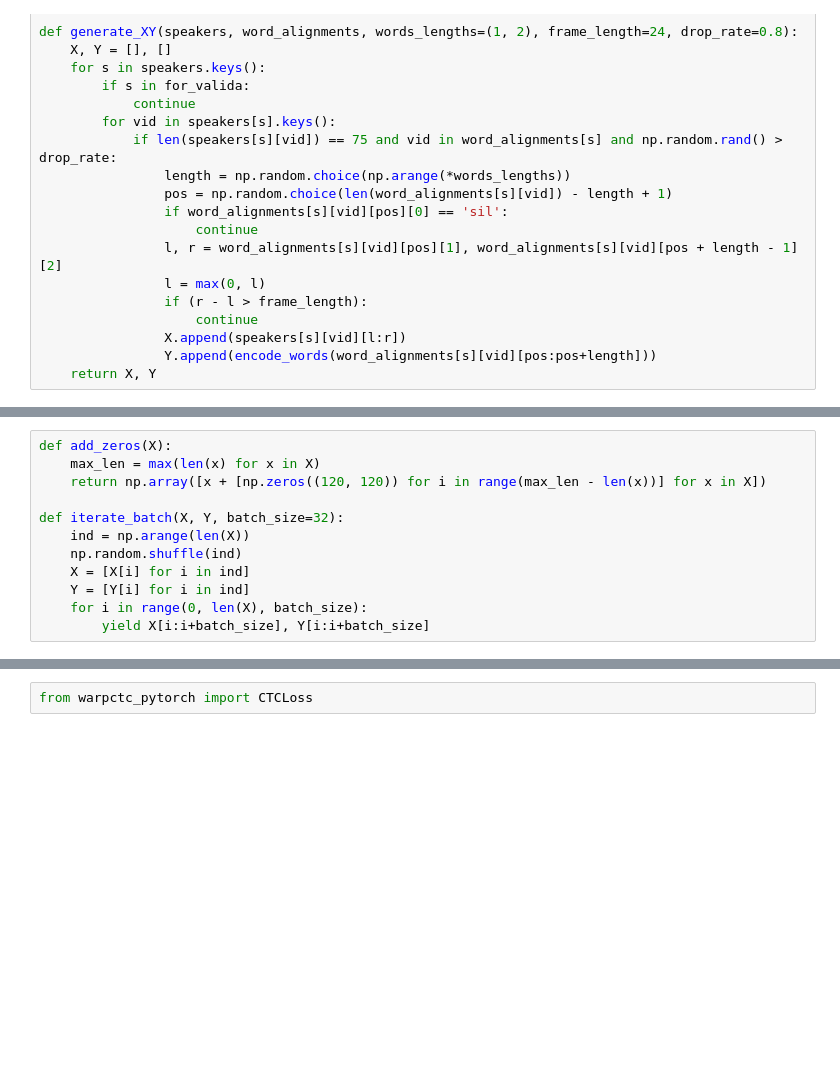
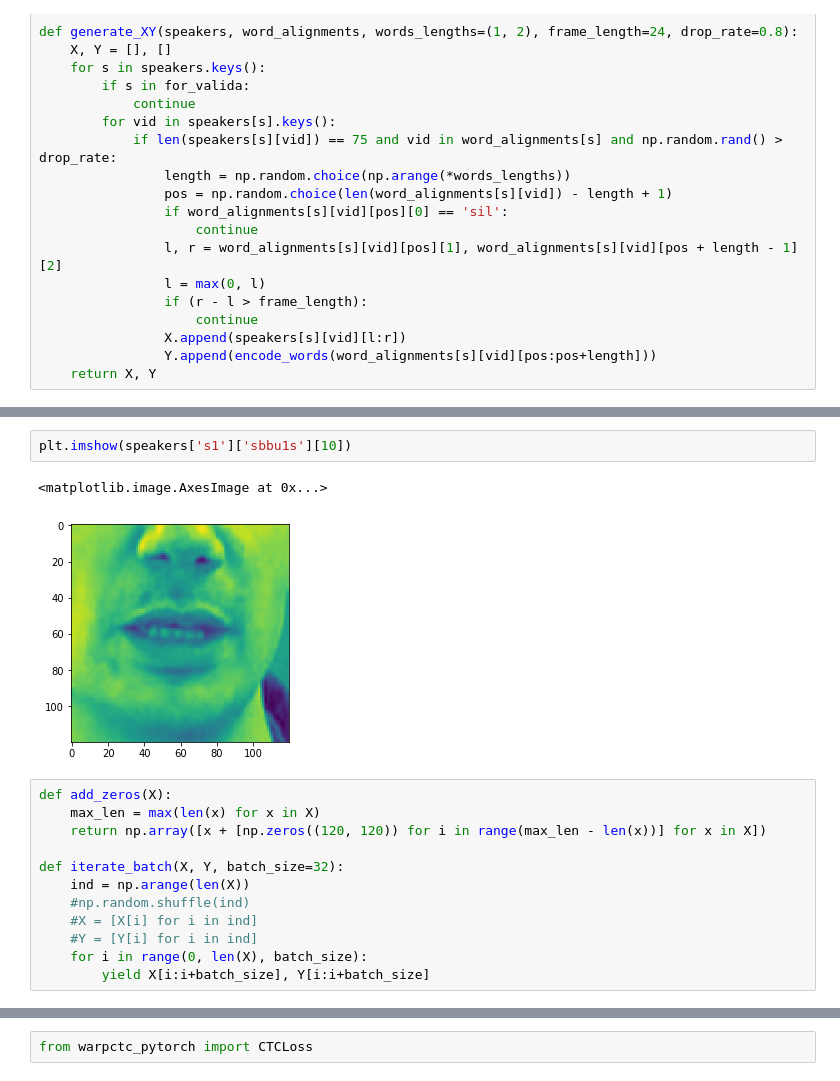
Before and after one commit to artem179/WLAS, a Jupyter notebook: notebooks/LipNetic.ipynb, the cells around one changed output, grey strips where cells are left out. Saved outputs shown, nothing was run; the diff lists cells and outputs as text; blank space fills up the shorter version.

```diff
--- a/notebooks/LipNetic.ipynb
+++ b/notebooks/LipNetic.ipynb
@@ -100,3 +111,8 @@ X, Y = generate_XY(speakers, word_alignments, drop_rate=0.99)
+# %%
+plt.imshow(speakers['s1']['sbbu1s'][10])
+# %% [output]
+<matplotlib.image.AxesImage at 0x...>
+[figure, added]
 # %%
 def add_zeros(X):
     max_len = max(len(x) for x in X)
@@ -104,9 +120,9 @@ def add_zeros(X):
 
 def iterate_batch(X, Y, batch_size=32):
     ind = np.arange(len(X))
-    np.random.shuffle(ind)
-    X = [X[i] for i in ind]
-    Y = [Y[i] for i in ind]
+    #np.random.shuffle(ind)
+    #X = [X[i] for i in ind]
+    #Y = [Y[i] for i in ind]
     for i in range(0, len(X), batch_size):
         yield X[i:i+batch_size], Y[i:i+batch_size]
 # %%
```
Also changed, not shown: parts of 38 cells of this notebook.
